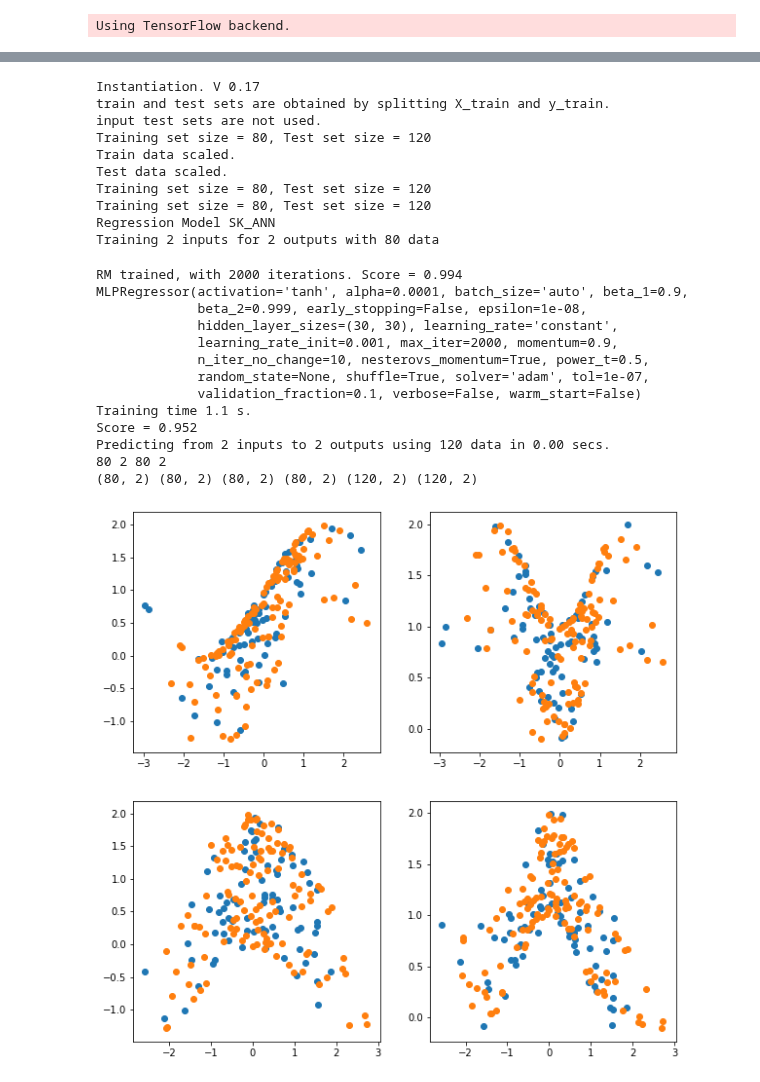
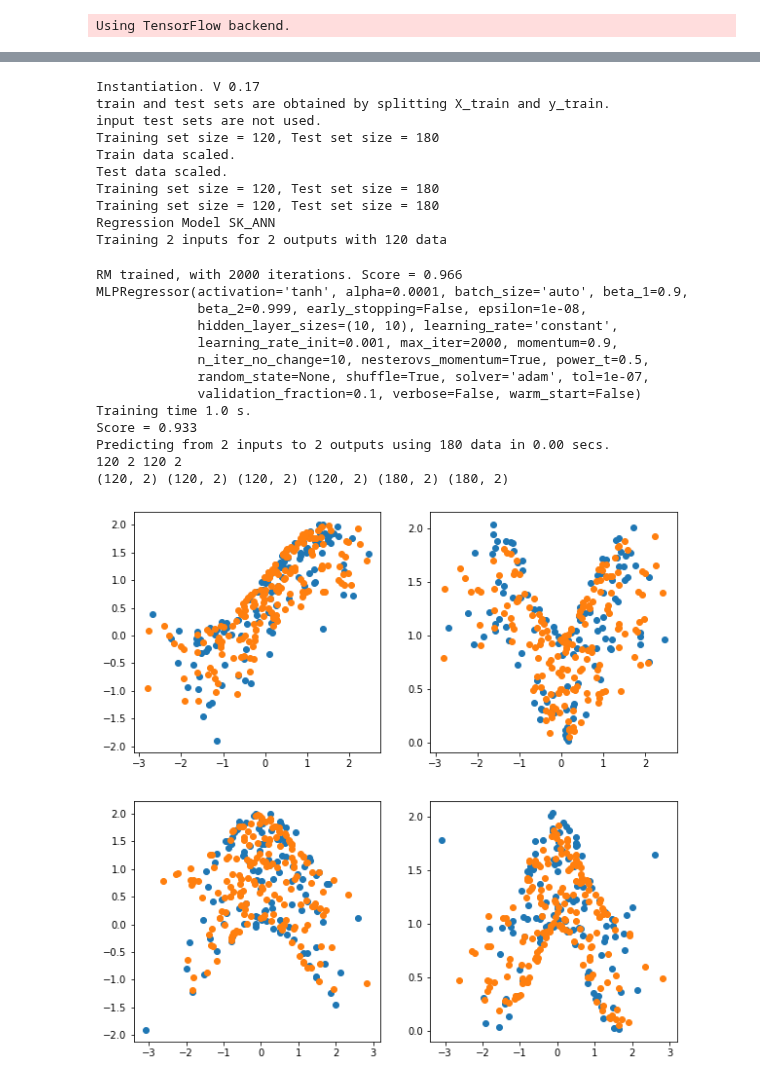
Before and after one commit to Morisset/AI4neb, a Jupyter notebook: docs/Test_Discretization.ipynb, the cells around one changed output, grey strips where cells are left out. Cells and saved outputs as stored; diff of their text form; code cells hidden in the pictures.

```diff
--- a/docs/Test_Discretization.ipynb
+++ b/docs/Test_Discretization.ipynb
@@ -10,7 +10,7 @@ from mwinai import manage_RM
 # %% [output]
 Using TensorFlow backend.
 # %%
-n_samples=200
+n_samples=300
 
 noise = 0.05
 
@@ -180,46 +180,46 @@ Predicting from 1 inputs to 82 outputs using 120 data in 0.00 secs.
 RM4 = manage_RM(X_train=X2, y_train=y2, split_ratio=split_ratio,
                 verbose=True, scaling=scaling)
 RM4.init_RM(max_iter=2000, tol=0.0000001, solver='adam', activation='tanh',
-            hidden_layer_sizes=(30,30))
+            hidden_layer_sizes=(10,10))
 RM4.train_RM()
 RM4.predict(scoring=scoring)
 print(RM4.N_train, RM4.N_in, RM4.N_train_y, RM4.N_out)
 print(RM4.X_train.shape,RM4.X_train_unscaled.shape, RM4.y_train_ori.shape, RM4.y_train.shape, RM4.X_test.shape, RM4.pred.shape)
 
 f, ((ax1, ax2), (ax3, ax4)) = plt.subplots(2, 2, figsize=(10,10))
 ax1.scatter(RM4.X_train_unscaled[:,0], RM4.y_train_ori[:,0])
 ax1.scatter(RM4.X_test_unscaled[:,0], RM4.pred[:,0])
 ax2.scatter(RM4.X_train_unscaled[:,0], RM4.y_train_ori[:,1])
 ax2.scatter(RM4.X_test_unscaled[:,0], RM4.pred[:,1])
 ax3.scatter(RM4.X_train_unscaled[:,1], RM4.y_train_ori[:,0])
 ax3.scatter(RM4.X_test_unscaled[:,1], RM4.pred[:,0])
 ax4.scatter(RM4.X_train_unscaled[:,1], RM4.y_train_ori[:,1])
 ax4.scatter(RM4.X_test_unscaled[:,1], RM4.pred[:,1]);
 # %% [output]
 Instantiation. V 0.17
 train and test sets are obtained by splitting X_train and y_train.
 input test sets are not used.
-Training set size = 80, Test set size = 120
+Training set size = 120, Test set size = 180
 Train data scaled.
 Test data scaled.
-Training set size = 80, Test set size = 120
-Training set size = 80, Test set size = 120
+Training set size = 120, Test set size = 180
+Training set size = 120, Test set size = 180
 Regression Model SK_ANN
-Training 2 inputs for 2 outputs with 80 data
+Training 2 inputs for 2 outputs with 120 data
-RM trained, with 2000 iterations. Score = 0.994
+RM trained, with 2000 iterations. Score = 0.966
 MLPRegressor(activation='tanh', alpha=0.0001, batch_size='auto', beta_1=0.9,
              beta_2=0.999, early_stopping=False, epsilon=1e-08,
-             hidden_layer_sizes=(30, 30), learning_rate='constant',
+             hidden_layer_sizes=(10, 10), learning_rate='constant',
              learning_rate_init=0.001, max_iter=2000, momentum=0.9,
              n_iter_no_change=10, nesterovs_momentum=True, power_t=0.5,
              random_state=None, shuffle=True, solver='adam', tol=1e-07,
              validation_fraction=0.1, verbose=False, warm_start=False)
-Training time 1.1 s.
-Score = 0.952
-Predicting from 2 inputs to 2 outputs using 120 data in 0.00 secs.
-80 2 80 2
-(80, 2) (80, 2) (80, 2) (80, 2) (120, 2) (120, 2)
+Training time 1.0 s.
+Score = 0.933
+Predicting from 2 inputs to 2 outputs using 180 data in 0.00 secs.
+120 2 120 2
+(120, 2) (120, 2) (120, 2) (120, 2) (180, 2) (180, 2)
-[figure, old version]
+[figure, new version]
 # %%
 RM4 = manage_RM(X_train=X2, y_train=y2, split_ratio=split_ratio, verbose=True,
                 N_y_bins=N_y_bins, y_vects=y_vects, scaling=scaling)
```
Also changed, not shown: parts of 7 cells of this notebook.
